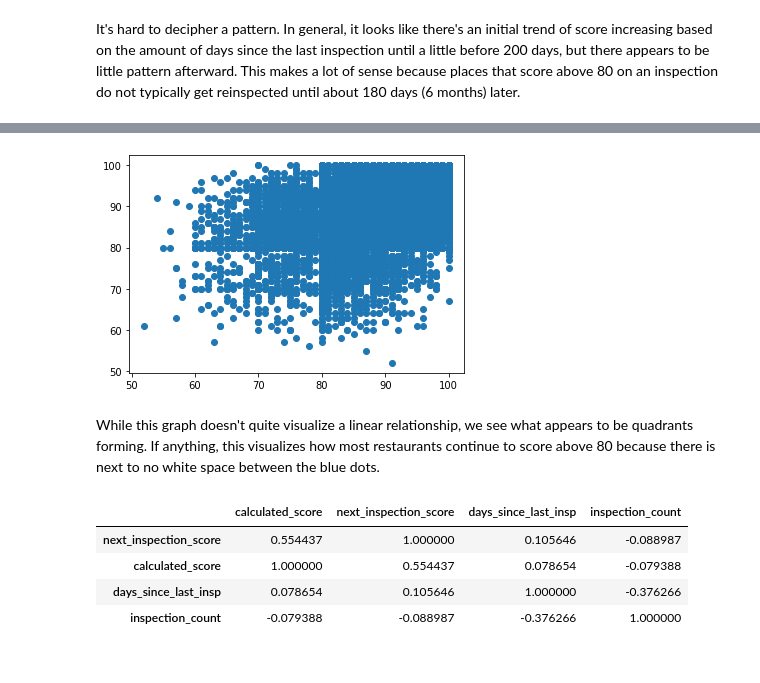
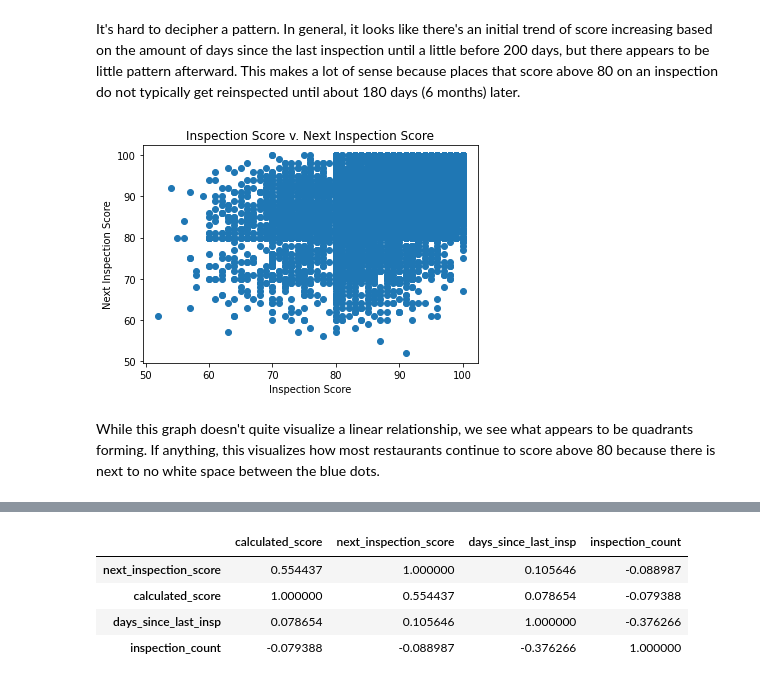
Before and after one commit to BLGreenspan/Capstone, a Jupyter notebook: code/Capstone Code.ipynb, the cells around one changed output, grey strips where cells are left out. Drawn from its saved outputs; the diff is of its cells as text; code cells hidden in the pictures.

```diff
--- a/code/Capstone Code.ipynb
+++ b/code/Capstone Code.ipynb
@@ -314,6 +396,15 @@ plt.ylabel('Inspection Score');
 [figure]
 # %% [markdown]
 It's hard to decipher a pattern.  In general, it looks like there's an initial trend of score increasing based on the amount of days since the last inspection until a little before 200 days, but there appears to be little pattern afterward.  This makes a lot of sense because places that score above 80 on an inspection do not typically get reinspected until about 180 days (6 months) later.
+# %%
+plt.scatter(df['calculated_score'], df['next_inspection_score'])
+plt.xlabel('Inspection Score')
+plt.ylabel('Next Inspection Score')
+plt.title('Inspection Score v. Next Inspection Score');
+# %% [output]
+[figure, added]
+# %% [markdown]
+While this graph doesn't quite visualize a linear relationship, we see what appears to be quadrants forming.  If anything, this visualizes how most restaurants continue to score above 80 because there is next to no white space between the blue dots.
 # %%
 df.loc[df['days_since_last_insp'] > 800]
 # %% [output]
@@ -325,12 +416,6 @@ df.loc[df['days_since_last_insp'] > 800]
 | 27721 | TAQUERIA CHIMALHUACAH | 2019-09-09 | 13350 | AUDELIA |  | RD | ... |
 | 27862 | THE CRAB STATION | 2019-09-16 | 2813 | COMMERCE |  | ST | ... |
 6 rows × 92 columns
-# %%
-plt.scatter(df['calculated_score'], df['next_inspection_score']);
-# %% [output]
-[figure, removed]
-# %% [markdown]
-While this graph doesn't quite visualize a linear relationship, we see what appears to be quadrants forming.  If anything, this visualizes how most restaurants continue to score above 80 because there is next to no white space between the blue dots.
 # %%
 df.drop(columns= 'Street Number', inplace = True)
 # %%
```
Also changed, not shown: parts of 35 cells of this notebook.
